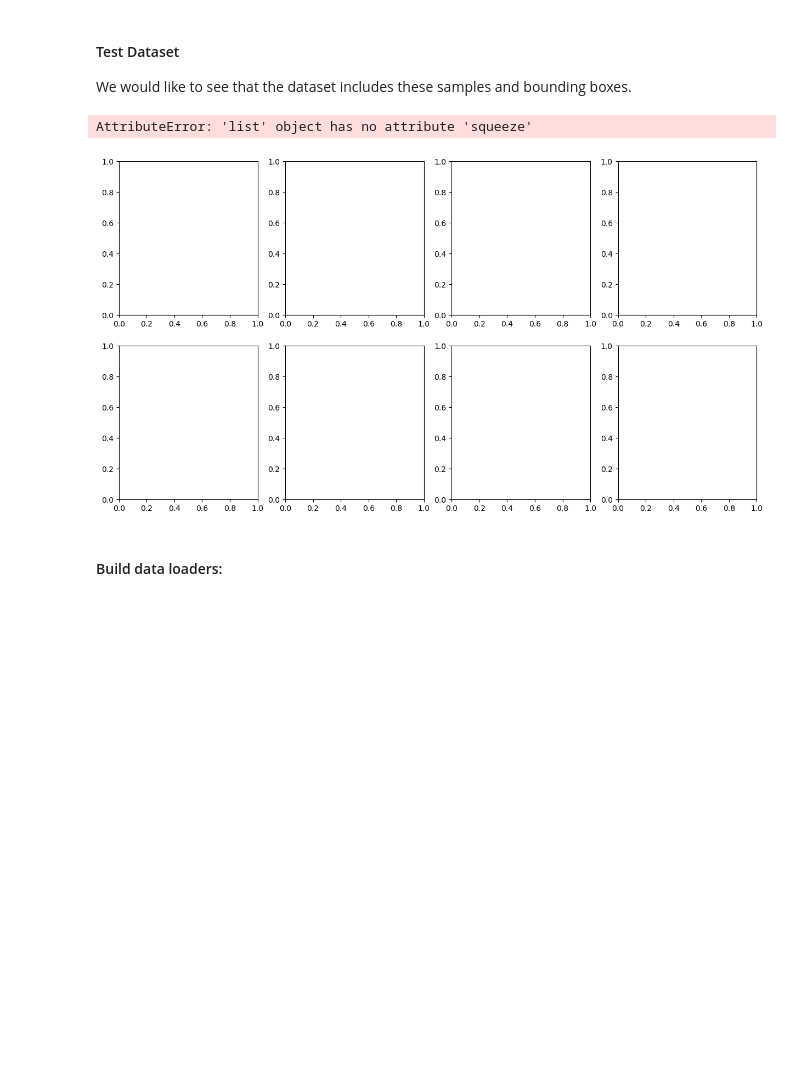
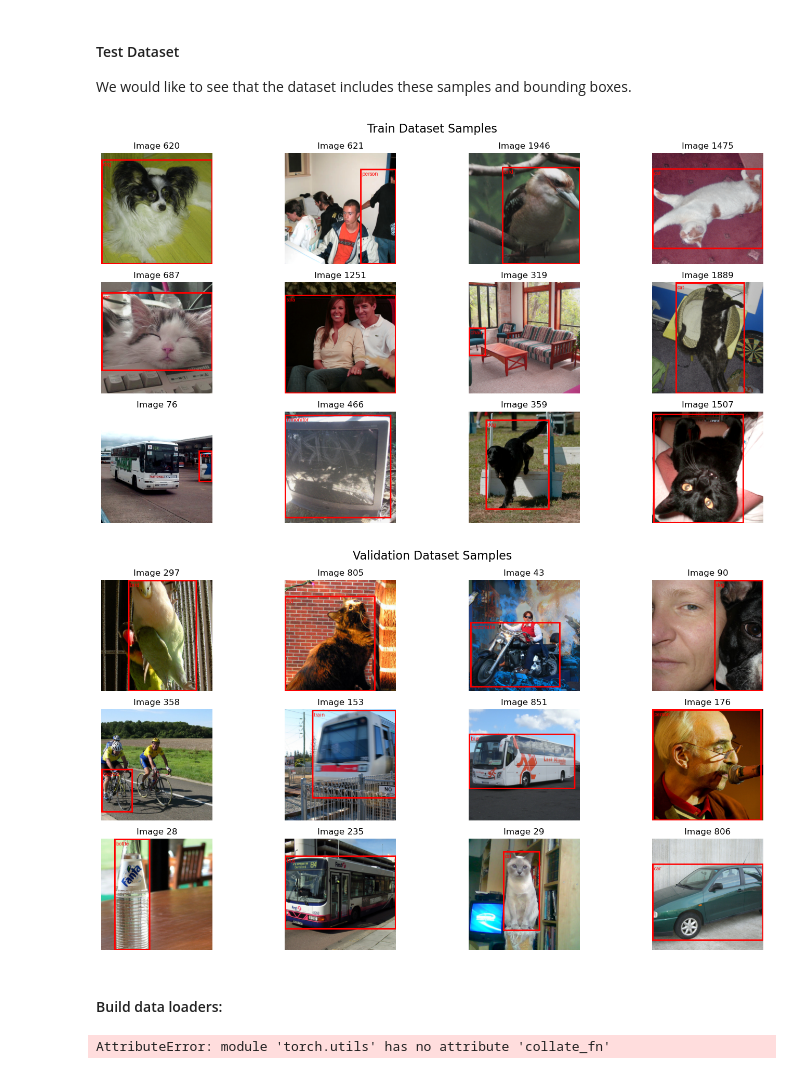
Before and after one commit to Jonathm126/Project_DL_CV, a Jupyter notebook: notebooks/01_single_class_single_instance_train.ipynb, the cells around one changed output. Cells and saved outputs as stored; diff of their text form; code cells hidden in the pictures; blank space fills up the shorter version.

Commit message:
1st part training

```diff
--- a/notebooks/01_single_class_single_instance_train.ipynb
+++ b/notebooks/01_single_class_single_instance_train.ipynb
@@ -88,7 +90,17 @@ We have ~1084 instances of the selected class `cat`. To better train the model,
 # %%
+# augment
 k = 2
-available_idx = set(range(17125)) - set(class_idx)
+available_idx = set(range(11540)) - set(class_idx)
 aug_idx = random.sample(available_idx, min(k * len(class_idx), len(available_idx))) + class_idx
 print(f'Total of {len(aug_idx)} samples, of which {len(class_idx)} contain the selected class {selected_class_name}.')
+
+# split the indices to a train-valid ratio randomly
+split_ratio = 0.7
+random.shuffle(aug_idx)
+train_size = int(split_ratio * len(aug_idx))
+train_idx = aug_idx[:train_size]
+val_idx = aug_idx[train_size:]
+
+print(f'Train indices of length {len(train_idx)} and val indices of length {len(val_idx)}.')
 # %% [output]
 Total of 3252 samples, of which 1084 contain the selected class cat.
@@ -114,7 +127,9 @@ def get_transform(train, backbone_transforms):
     # standard transforms - normalizing
     transforms.append(T.ToImage())
     transforms.append(T.ToDtype(torch.float32, scale=True)) # scale to 0-1
-    transforms.append(T.Normalize(mean = backbone_transforms.mean, std = backbone_transforms.std))
+    # TODO normalization makes everything wierd
+    # transforms.append(T.Normalize(mean = backbone_transforms.mean, std = backbone_transforms.std))
+    transforms.append(T.SanitizeBoundingBoxes())
 
     return T.Compose(transforms)
 # %% [markdown]
@@ -123,29 +138,21 @@ Build two datasets, each with the appropriate transformations, split and build d
 # %%
 # training dataset
 train_dataset = VOCSubset(
-    indices_list = aug_idx,
+    indices_list = train_idx,
     selected_class = selected_class_name,
     single_instance = True,
-    transforms = get_transform(train = True, backbone_transforms = model.backbone_transforms())
+    transforms = get_transform(train = True, backbone_transforms = model.backbone_transforms()),
+    download = False
 )
 
 # validation dataset
 val_dataset = VOCSubset(
-    indices_list = aug_idx,
+    indices_list = val_idx,
     selected_class = selected_class_name,
     single_instance = True,
     transforms = get_transform(train = False, backbone_transforms = model.backbone_transforms())
 )
 
-# split the indices to a train-valid ratio randomly
-split_ratio = 0.7
-idx = torch.randperm(len(train_dataset)).tolist()
-train_size = int(split_ratio * len(idx))
-
-# apply the split to the datasets
-train_dataset = torch.utils.data.Subset(train_dataset, idx[:train_size])
-val_dataset = torch.utils.data.Subset(val_dataset, idx[train_size:])
-
 print(f'Train dataset of length {len(train_dataset)} and val dataset of length {len(val_dataset)}.')
 # %% [output]
 Train dataset of length 2276 and val dataset of length 976.
@@ -153,24 +160,30 @@ Train dataset of length 2276 and val dataset of length 976.
 #### Test Dataset
 We would like to see that the dataset includes these samples and bounding boxes.
 # %%
-plot_images_from_voc_dataset(train_dataset, num_images=8, title="Train Dataset Samples")
-plot_images_from_voc_dataset(val_dataset, num_images=8, title="Validation Dataset Samples")
+plot_images_from_voc_dataset(train_dataset, num_images=12, title="Train Dataset Samples")
+plot_images_from_voc_dataset(val_dataset, num_images=12, title="Validation Dataset Samples")
 # %% [output]
-AttributeError: 'list' object has no attribute 'squeeze'
-[figure, old version]
+[figure, new version]
+[figure, added]
 # %% [markdown]
 #### Build data loaders:
 # %%
 train_dataloader = torch.utils.data.DataLoader(
     train_dataset,
-    batch_size=2,
+    batch_size=16,
     shuffle=True,
-    collate_fn=utils.collate_fn
+    pin_memory=True,
+    collate_fn=torch.utils.collate_fn,
+    drop_last = True
 )
 
 val_dataloader= torch.utils.data.DataLoader(
     val_dataset,
-    batch_size=1,
+    batch_size=16,
     shuffle=False,
-    collate_fn=utils.collate_fn
+    pin_memory=True,
+    collate_fn=torch.utils.collate_fn,
+    drop_last = True
 )
+# %% [output]
+AttributeError: module 'torch.utils' has no attribute 'collate_fn'
```
Also changed, not shown: parts of 5 cells of this notebook, 3 other files.
